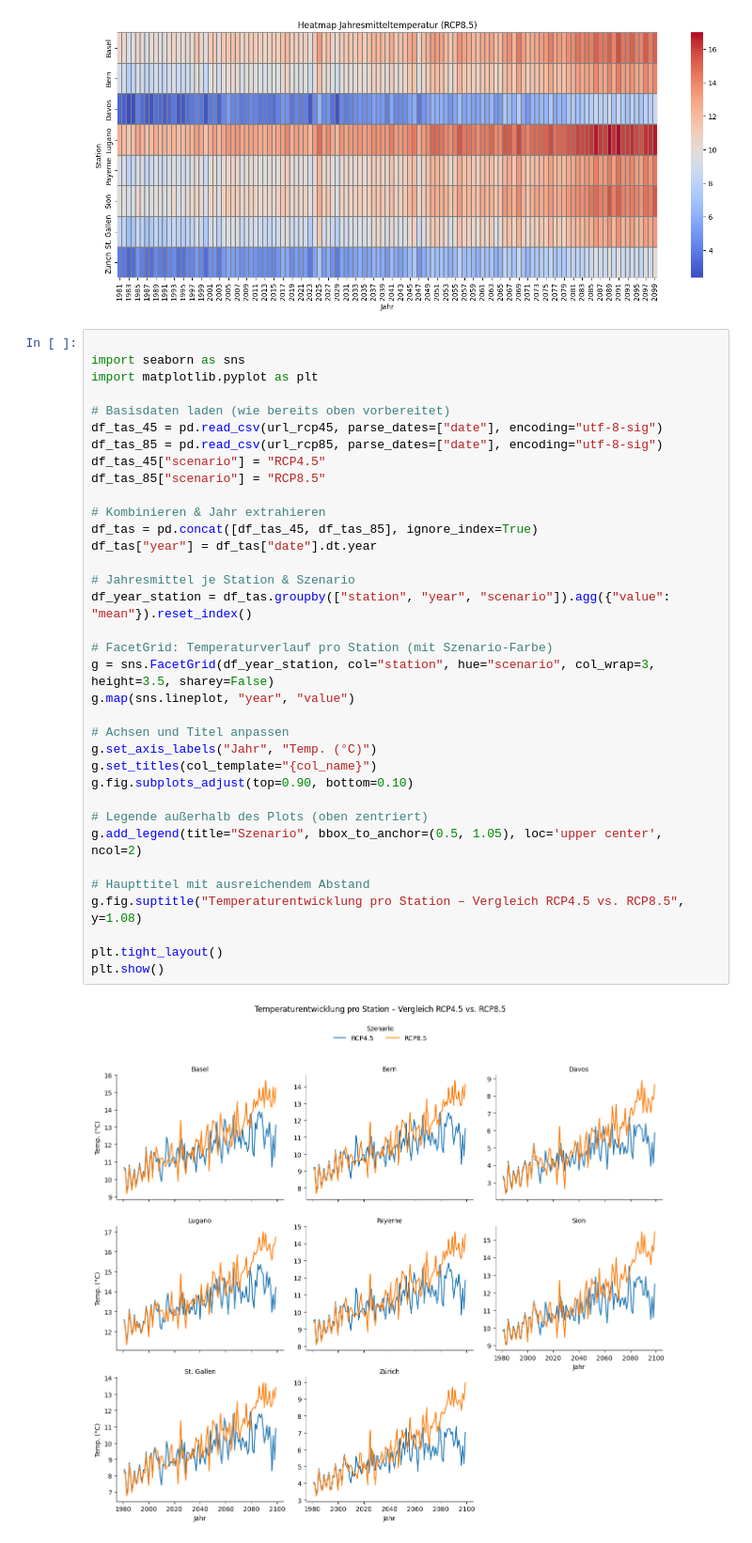
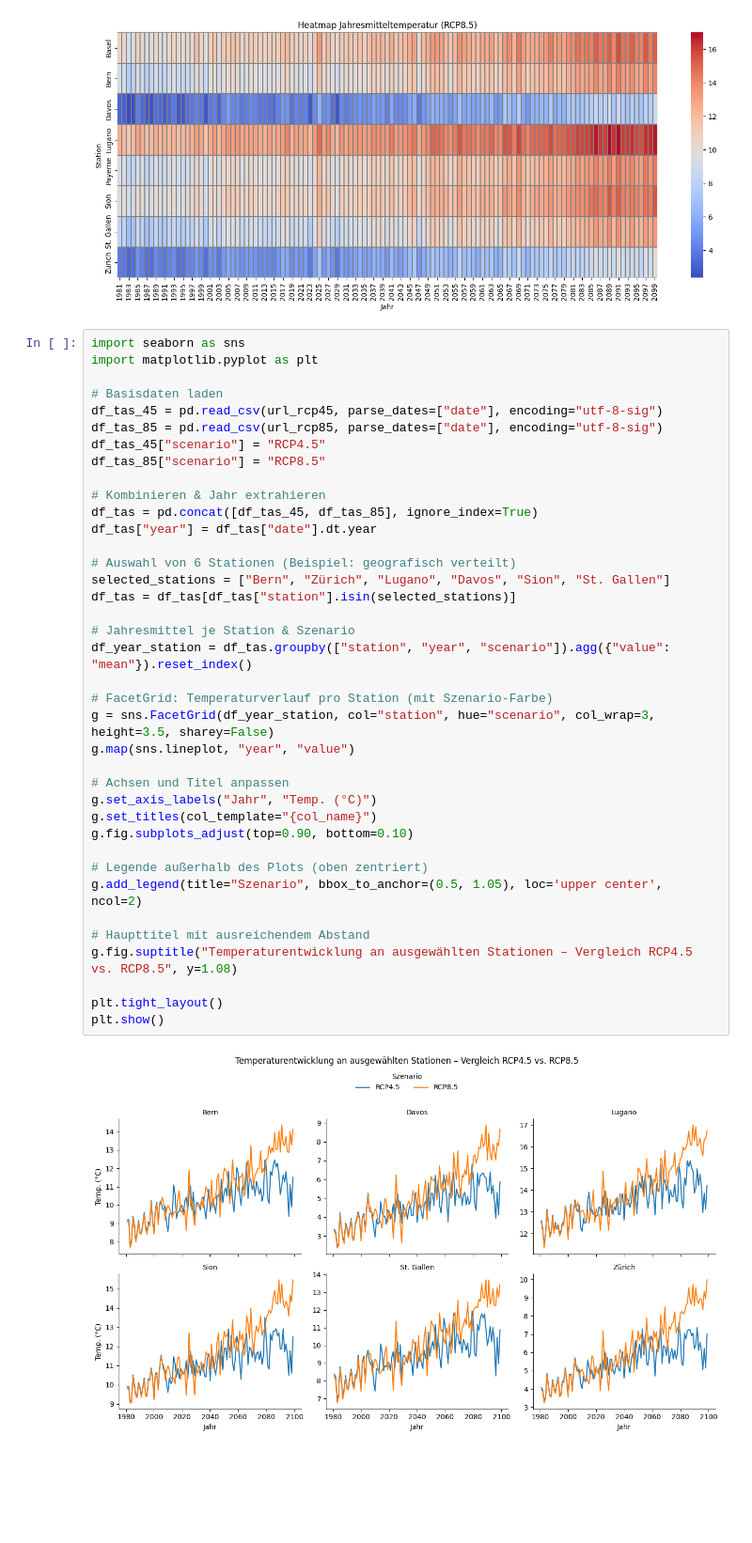
Before and after one commit to rodrigourech/gdv, a Jupyter notebook: notebooks/plots.ipynb, the cells around one changed output. Shown at 94% size. Drawn from its saved outputs; the diff is of its cells as text; blank space fills up the shorter version.

```diff
--- a/notebooks/plots.ipynb
+++ b/notebooks/plots.ipynb
@@ -103,39 +103,42 @@ plt.show()
 [figure]
 [figure]
 # %%
-
 import seaborn as sns
 import matplotlib.pyplot as plt
 
-# Basisdaten laden (wie bereits oben vorbereitet)
+# Basisdaten laden
 df_tas_45 = pd.read_csv(url_rcp45, parse_dates=["date"], encoding="utf-8-sig")
 df_tas_85 = pd.read_csv(url_rcp85, parse_dates=["date"], encoding="utf-8-sig")
 df_tas_45["scenario"] = "RCP4.5"
 df_tas_85["scenario"] = "RCP8.5"
 
 # Kombinieren & Jahr extrahieren
 df_tas = pd.concat([df_tas_45, df_tas_85], ignore_index=True)
 df_tas["year"] = df_tas["date"].dt.year
+
+# Auswahl von 6 Stationen (Beispiel: geografisch verteilt)
+selected_stations = ["Bern", "Zürich", "Lugano", "Davos", "Sion", "St. Gallen"]
+df_tas = df_tas[df_tas["station"].isin(selected_stations)]
 
 # Jahresmittel je Station & Szenario
 df_year_station = df_tas.groupby(["station", "year", "scenario"]).agg({"value": "mean"}).reset_index()
 
 # FacetGrid: Temperaturverlauf pro Station (mit Szenario-Farbe)
 g = sns.FacetGrid(df_year_station, col="station", hue="scenario", col_wrap=3, height=3.5, sharey=False)
 g.map(sns.lineplot, "year", "value")
 
 # Achsen und Titel anpassen
 g.set_axis_labels("Jahr", "Temp. (°C)")
 g.set_titles(col_template="{col_name}")
 g.fig.subplots_adjust(top=0.90, bottom=0.10)
 
 # Legende außerhalb des Plots (oben zentriert)
 g.add_legend(title="Szenario", bbox_to_anchor=(0.5, 1.05), loc='upper center', ncol=2)
 
 # Haupttitel mit ausreichendem Abstand
-g.fig.suptitle("Temperaturentwicklung pro Station – Vergleich RCP4.5 vs. RCP8.5", y=1.08)
+g.fig.suptitle("Temperaturentwicklung an ausgewählten Stationen – Vergleich RCP4.5 vs. RCP8.5", y=1.08)
 
 plt.tight_layout()
 plt.show()
 # %% [output]
-[figure, old version]
+[figure, new version]
```
